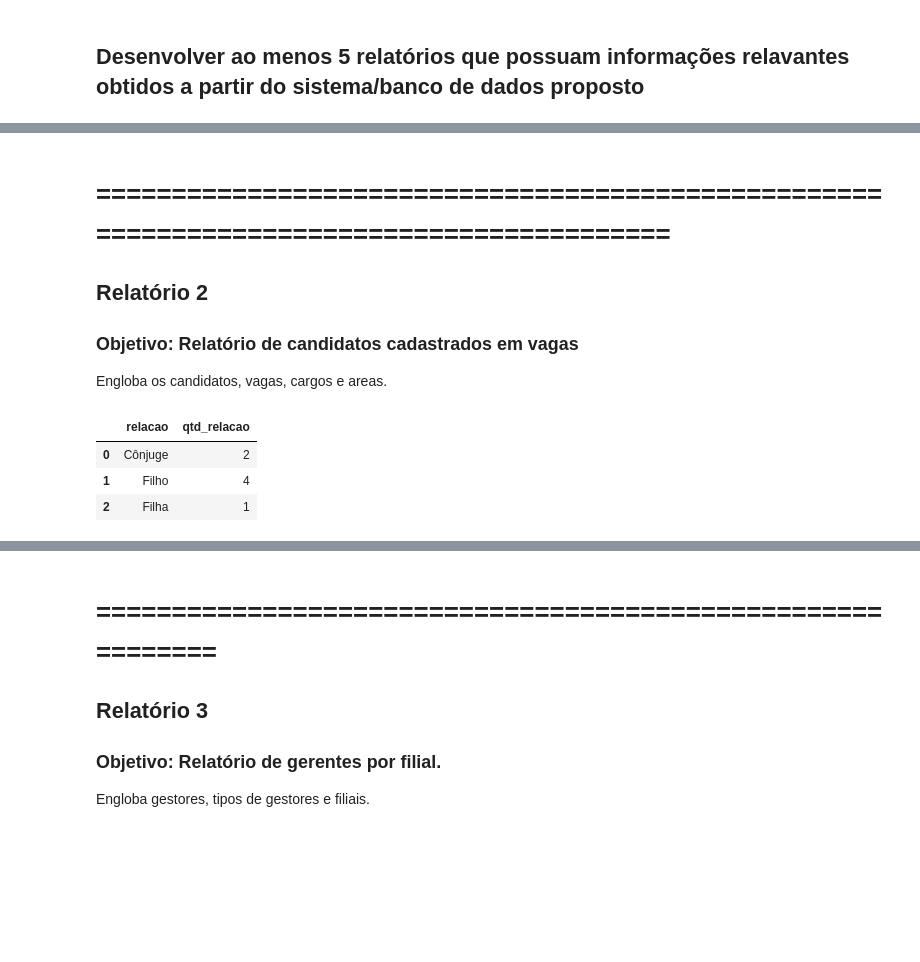
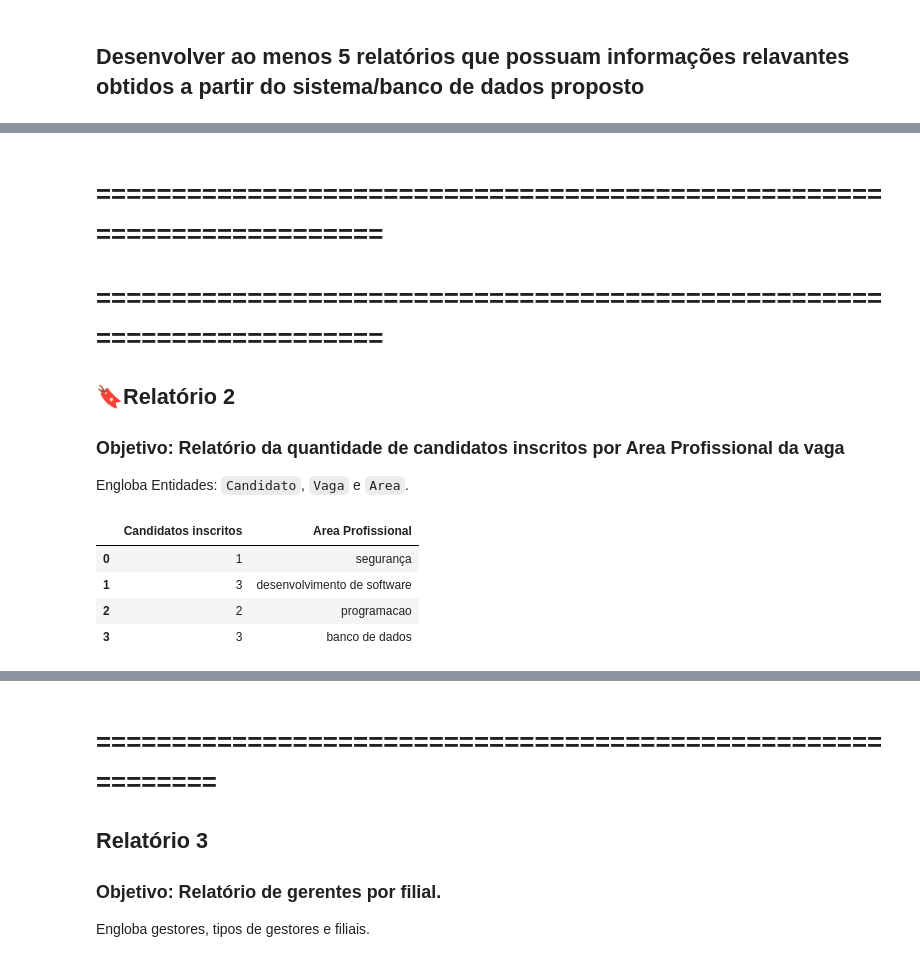
Before and after one commit to MateusLannes/Trabalho_BD1_2022, a Jupyter notebook: Files/ColabGHHL_Contrat.ipynb, the cells around one changed output, grey strips where cells are left out. Cells and saved outputs as stored; diff of their text form; code cells hidden in the pictures; blank space fills up the shorter version.

```diff
--- a/Files/ColabGHHL_Contrat.ipynb
+++ b/Files/ColabGHHL_Contrat.ipynb
@@ -1446,16 +1438,24 @@ sns.barplot(x = 'id',
 # %% [markdown]
-# ==========================================================================================
-## Relatório 2
-### Objetivo: Relatório de candidatos cadastrados em vagas
-Engloba os candidatos, vagas, cargos e areas.
+# =======================================================================
+# =======================================================================
+## 🔖Relatório 2
+### Objetivo: Relatório da quantidade de candidatos inscritos por Area Profissional da vaga
+Engloba Entidades: `Candidato`, `Vaga` e `Area`.
-# %%
-res = pd.read_sql_query("""
-
-                            """,conn)
-res
-# %% [output]
-|  | relacao | qtd_relacao |
-| 0 | Cônjuge | 2 |
-| 1 | Filho | 4 |
-| 2 | Filha | 1 |
+# %%
+res = pd.read_sql_query("""
+SELECT count(u.nome) as "Candidatos inscritos", a.nome_area as "Area Profissional"
+FROM candidato as c
+JOIN usuario as u on (c.fk_usuario_id=u.id)
+JOIN concorre as co on(c.id_candidato=co.fk_candidato)
+JOIN vaga as v on(co.fk_vaga=v.id)
+JOIN area as a on(v.fk_cargo=a.id)
+GROUP BY a.nome_area;
+                            """,conn)
+res
+# %% [output]
+|  | Candidatos inscritos | Area Profissional |
+| 0 | 1 | segurança |
+| 1 | 3 | desenvolvimento de software |
+| 2 | 2 | programacao |
+| 3 | 3 | banco de dados |
 # %%
```
Also changed, not shown: parts of 7 cells of this notebook.
